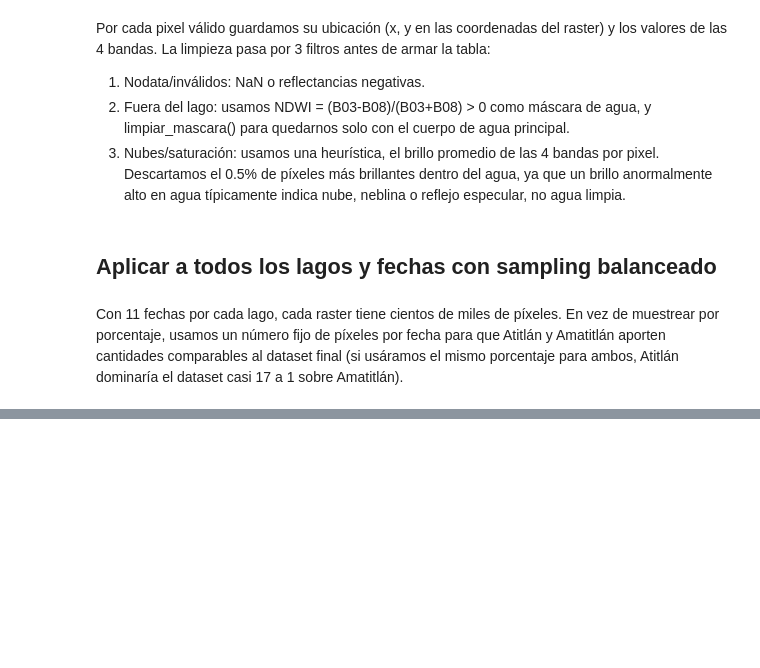
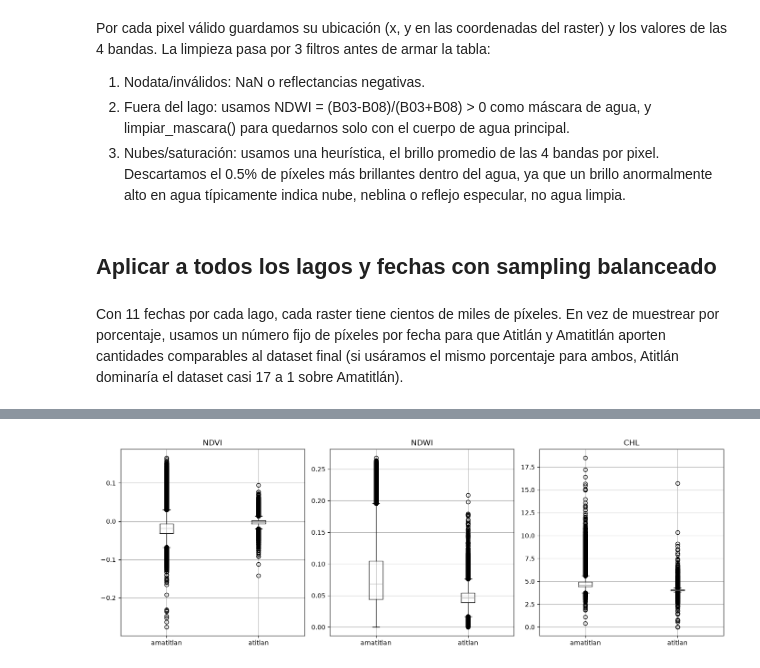
Before and after one commit to Albu231311/Lab4-DS, a Jupyter notebook: preprocessing.ipynb, the cells around one changed output, grey strips where cells are left out. Drawn from its saved outputs; the diff is of its cells as text; code cells hidden in the pictures; blank space fills up the shorter version.

```diff
--- a/preprocessing.ipynb
+++ b/preprocessing.ipynb
@@ -209,0 +306,14 @@ plt.show()
+# %%
+fig, axs = plt.subplots(1, 3, figsize=(14, 5))
+
+for ax, var in zip(axs, ["ndvi", "ndwi", "chl"]):
+    df_ml.boxplot(column=var, by="lago", ax=ax)
+    ax.set_title(var.upper())
+    ax.set_xlabel("")
+
+plt.suptitle("")
+plt.tight_layout()
+plt.savefig("eda_boxplots.png", dpi=150)
+plt.show()
+# %% [output]
+[figure, added]
```
Also changed, not shown: parts of 13 cells of this notebook, 4 other files.
